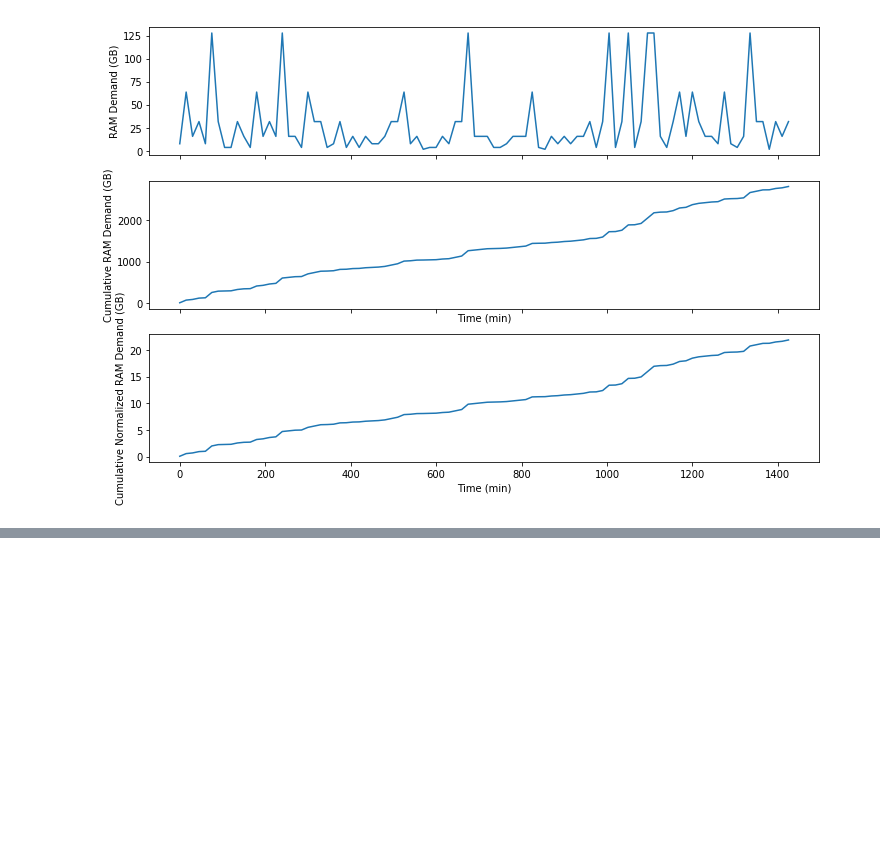
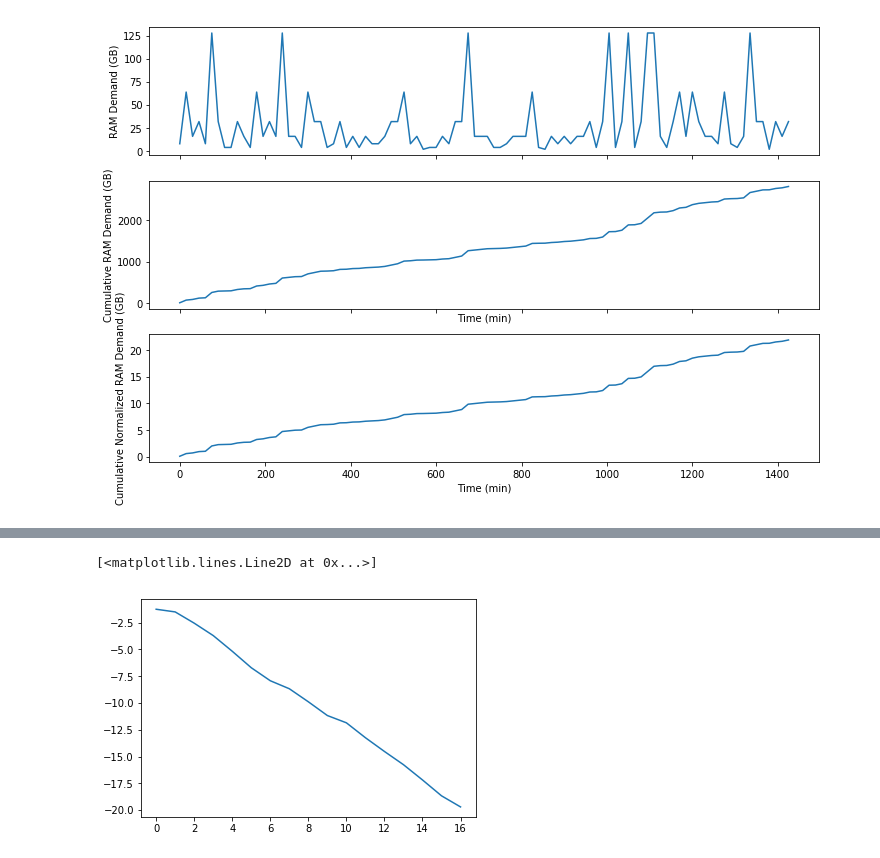
Before and after one commit to hubbs5/or-gym, a Jupyter notebook: notebooks/vmpacking_env_dev.ipynb, the cells around one changed output, grey strips where cells are left out. Drawn from its saved outputs; the diff is of its cells as text; code cells hidden in the pictures; blank space fills up the shorter version.

```diff
--- a/notebooks/vmpacking_env_dev.ipynb
+++ b/notebooks/vmpacking_env_dev.ipynb
@@ -120,0 +176,5 @@ class VMPackingEnv(gym.Env):
+# %%
+plt.plot(rewards[:-1])
+# %% [output]
+[<matplotlib.lines.Line2D at 0x...>]
+[figure, added]
```
Also changed, not shown: parts of 17 cells of this notebook.
